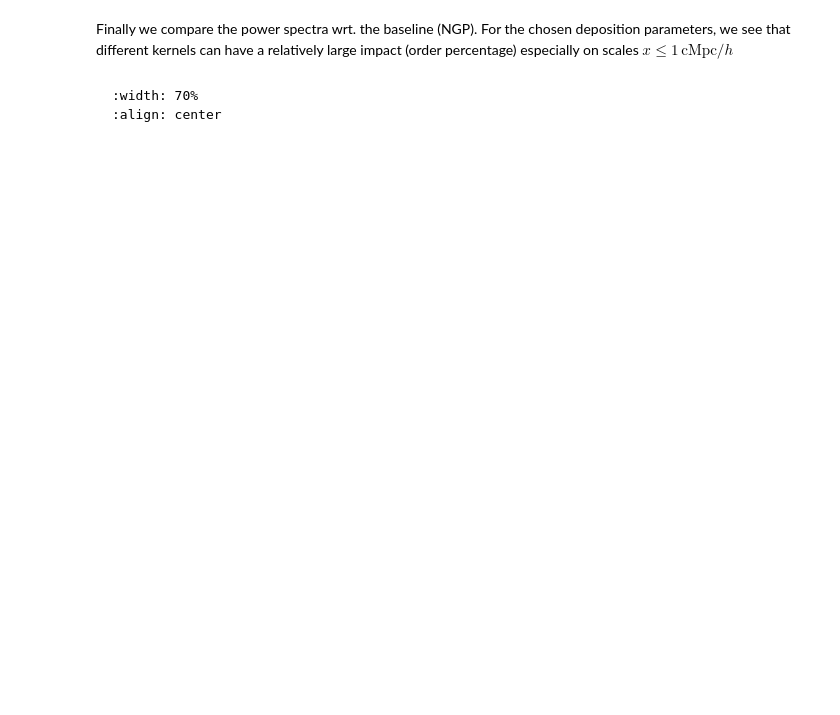
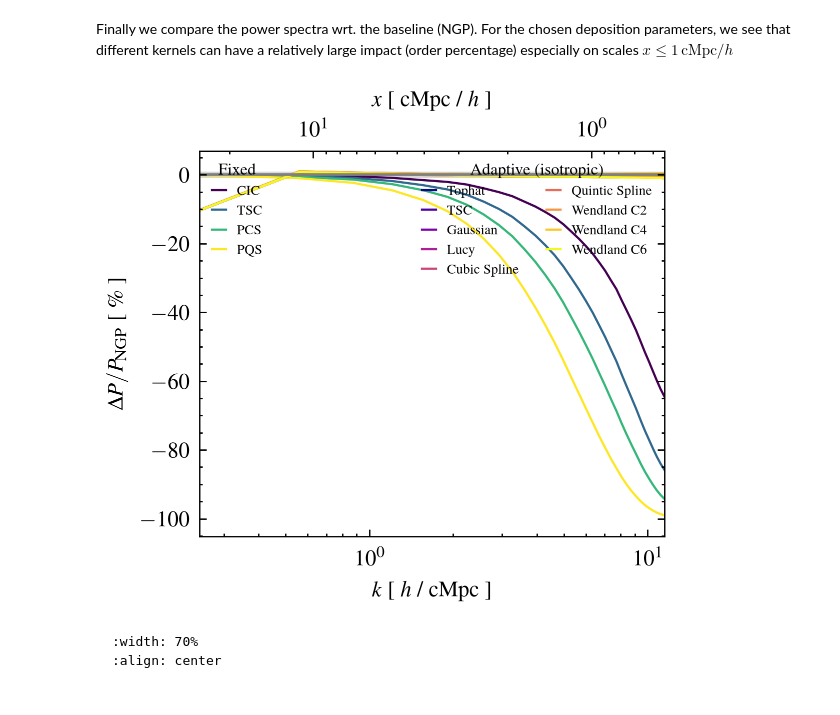
Before and after one commit to maurbe/smudgy, a Jupyter notebook: docs/tutorials/tutorial_exploring_kernels.ipynb, the cells around one changed output. Saved outputs shown, nothing was run; the diff lists cells and outputs as text; code cells hidden in the pictures; blank space fills up the shorter version.

````diff
--- a/docs/tutorials/tutorial_exploring_kernels.ipynb
+++ b/docs/tutorials/tutorial_exploring_kernels.ipynb
@@ -191,7 +257,19 @@ Next, we use the `get_power` function from the [`powerbox`](https://powerbox.rea
 # %%
 pk_ref, k_ref = get_power(f_ref, boxlength=boxsize)
 
-power_spectra = []
-for f in maps:
-    p, k = get_power(f, boxlength=boxsize)
-    power_spectra.append(p)
+power_spectra_fixed = []
+power_spectra_adaptive = []
+
+print(masses.sum(), "Total mass in Msun/h")
+print(f_ref.sum(), "Reference sum")
+
+eps = 1
+for f in maps_fixed:
+    print(f.sum(), "Fixed kernel sum")
+    p, k = get_power(f + eps, boxlength=boxsize)
+    power_spectra_fixed.append(p)
+
+for f in maps_adaptive:
+    print(f.sum(), "Adaptive kernel sum")
+    p, k = get_power(f + eps, boxlength=boxsize)
+    power_spectra_adaptive.append(p)
@@ -201,42 +295,78 @@ Finally we compare the power spectra wrt. the baseline (NGP). For the chosen dep
 def relative_difference(a, b):
     # Avoid division by zero
     mask = (b != 0)
     res = np.zeros_like(a)
     res[mask] = (a[mask] - b[mask]) / b[mask] * 100
     return res
 
 def k2x(k):
     return 2 * np.pi / k
 
 def x2k(x):
     return 2 * np.pi / x
 
 # set k_nyq to upper xlim
-k_nyq = np.pi * gridnums / boxsize
+k_nyq = np.pi * kwargs['gridnums'] / boxsize
 
 fig, ax = plt.subplots(figsize=(3, 2.5))
-for i, (name, _) in enumerate(kernel_names.items()):
 
-    # relatvie difference to reference
-    rel_diff = relative_difference(power_spectra[i], pk_ref)
+#ax.loglog(k_ref, pk_ref, label="Reference (NGP)", lw=1.0, color='black', ls='--')
 
-    ax.semilogx(k, rel_diff, label=name, lw=0.8, color=colors[i])
+for i, (name, _) in enumerate(kernels_fixed.items()):
+    rel_diff = relative_difference(power_spectra_fixed[i], pk_ref)
+    ax.semilogx(k, rel_diff, label=name, lw=0.8, color=colors_fixed[i])
+    #ax.loglog(k, power_spectra_fixed[i], label=name, lw=0.8, color=colors_fixed[i])
+
+for i, (name, _) in enumerate(kernels_adaptive.items()):
+    rel_diff = relative_difference(power_spectra_adaptive[i], pk_ref)
+    ax.semilogx(k, rel_diff, label=name, lw=0.8, color=colors_adaptive[i])
+    #ax.loglog(k, power_spectra_adaptive[i], label=name, lw=0.8, color=colors_adaptive[i])
 
 ax_top = ax.secondary_xaxis('top', functions=(k2x, x2k))
 ax_top.set_xlabel(r"$x$ [ cMpc / $h$ ]")
 ax_top.tick_params(which='both', top=True, labeltop=True)
 ax.tick_params(which='both', top=False, labeltop=False)
 
-ax.axhline(0, color='k', linestyle='-', lw=0.5)
-ax.legend(fontsize=7, ncols=1, loc='lower left')
+ax.fill_between([k_ref.min(), k_ref.max()], -1, 1, color='gray', alpha=0.3, edgecolor='none')
+ax.axhline(0, linestyle='-', lw=1, color='gray')
 ax.set(xlim=(k_ref.min(), k_nyq),
-       ylim=(-4, 0.5),
+       #ylim=(-8, 6),
        xlabel=r"$k$ [ $h$ / cMpc ]",
        ylabel=r"$\Delta P / P_{\rm NGP}$ [ \% ]",
        )
 
+# Fixed
+handles_fixed, labels_fixed = ax.get_legend_handles_labels()
+
+leg1 = ax.legend(
+    handles_fixed[:len(kernels_fixed)],
+    labels_fixed[:len(kernels_fixed)],
+    title="Fixed",
+    fontsize=5,
+    title_fontsize=6,
+    loc="upper left",
+    handlelength=1.0,
+    frameon=False,
+)
+ax.add_artist(leg1)
+
+# Adaptive
+leg2 = ax.legend(
+    handles_fixed[len(kernels_fixed):],
+    labels_fixed[len(kernels_fixed):],
+    title="Adaptive (isotropic)",
+    fontsize=5,
+    title_fontsize=6,
+    ncols=2,
+    loc="upper right",
+    handlelength=1.0,
+    frameon=False,
+)
+
 fig.savefig("kernel_power_comparison.png", dpi=300, bbox_inches="tight")
-plt.close()
+#plt.close()
+# %% [output]
+[figure, added]
 # %% [markdown]
 ```{image} kernel_power_comparison.png
 :width: 70%
````
Also changed, not shown: parts of 13 cells of this notebook, 7 other files.
